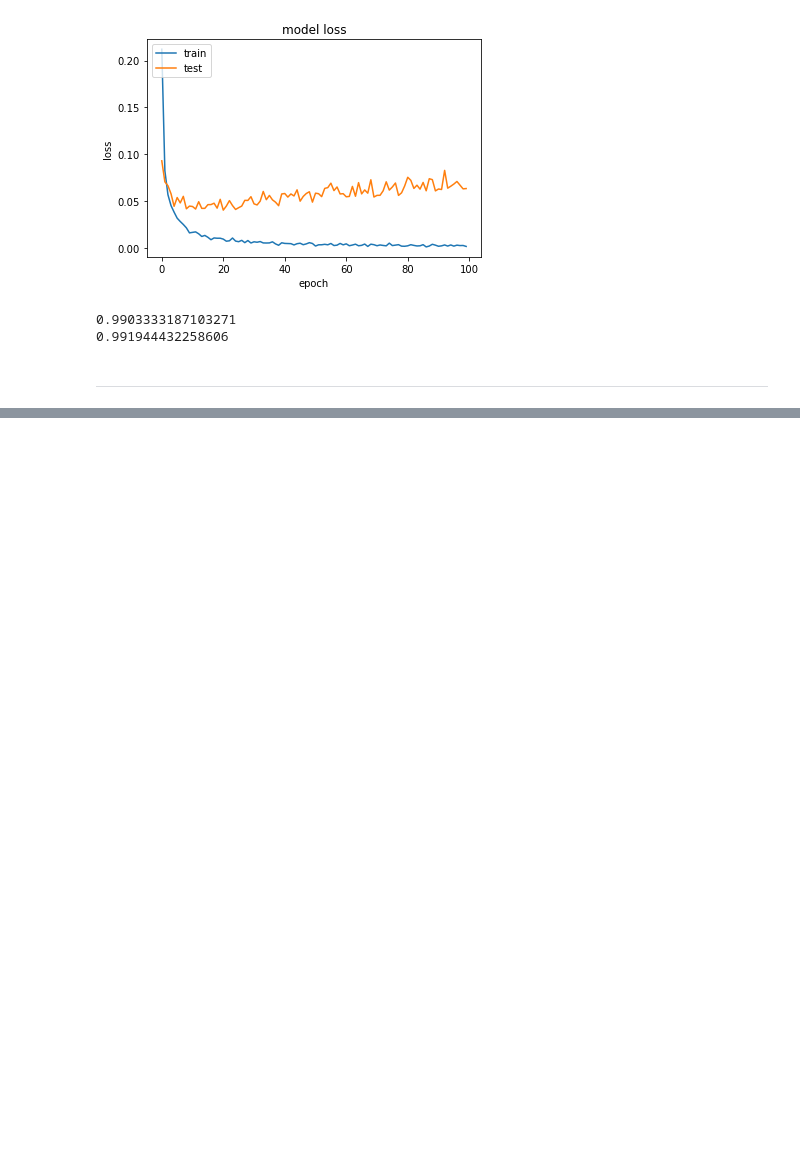
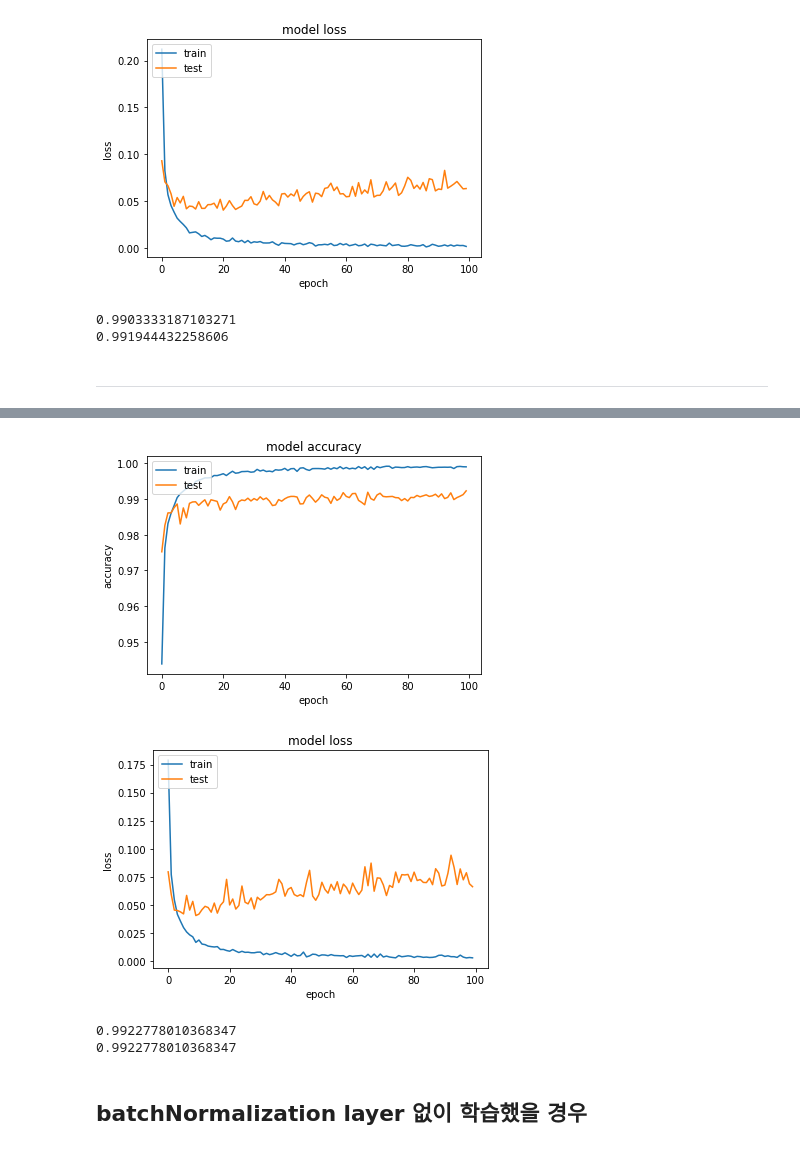
Before and after one commit to woody35545/DFN, a Jupyter notebook: CNN with Keras.ipynb, the cells around one changed output, grey strips where cells are left out. Cells and saved outputs as stored; diff of their text form; code cells hidden in the pictures; blank space fills up the shorter version.

```diff
--- a/CNN with Keras.ipynb
+++ b/CNN with Keras.ipynb
@@ -140,0 +188,27 @@ print(np.max(histroy.history['val_accuracy']))
+# %%
+# 학습과정 시각화
+plt.plot(histroy.history['accuracy'])
+plt.plot(histroy.history['val_accuracy'])
+plt.title('model accuracy')
+plt.ylabel('accuracy')
+plt.xlabel('epoch')
+plt.legend(['train','test'], loc = 'upper left')
+plt.show()
+
+# Train data / Test Data Loss 시각화
+plt.plot(histroy.history['loss'])
+plt.plot(histroy.history['val_loss'])
+plt.title('model loss')
+plt.ylabel('loss')
+plt.xlabel('epoch')
+plt.legend(['train', 'test'], loc = 'upper left')
+plt.show()
+print(histroy.history['val_accuracy'][-1])
+print(np.max(histroy.history['val_accuracy']))
+# %% [output]
+[figure, added]
+[figure, added]
+0.9922778010368347
+0.9922778010368347
+# %% [markdown]
+## batchNormalization layer 없이 학습했을 경우
```
Also changed, not shown: parts of 4 cells of this notebook, 2 other files.
